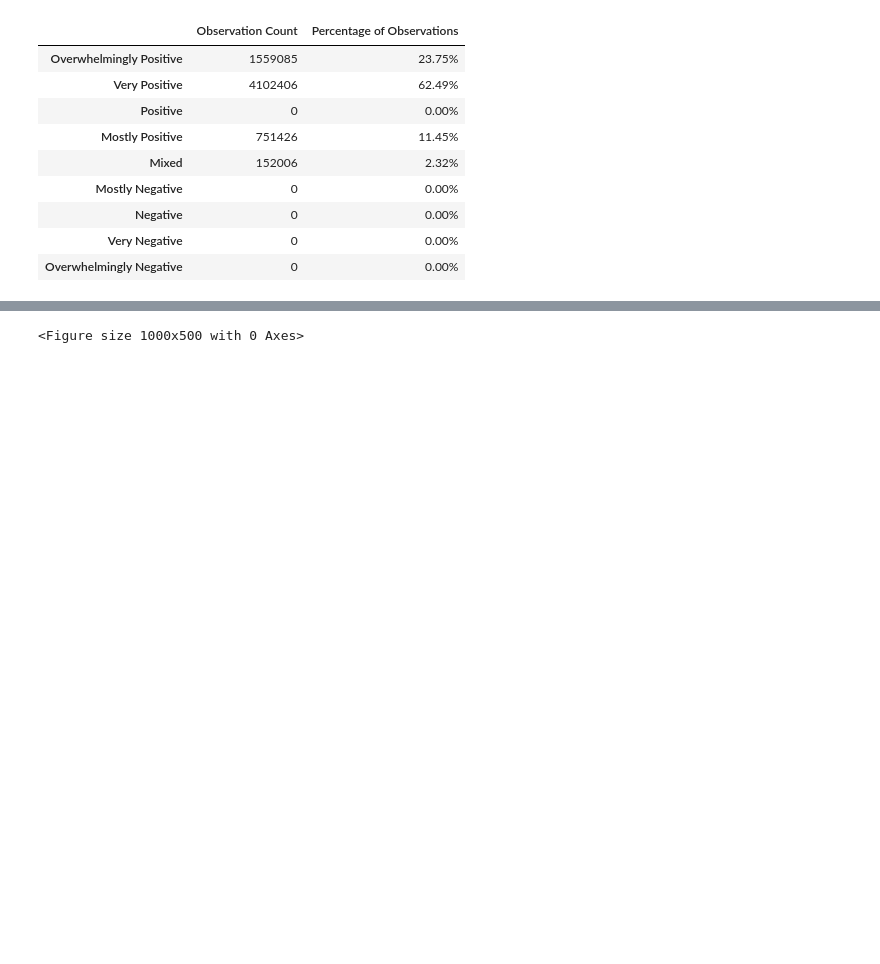
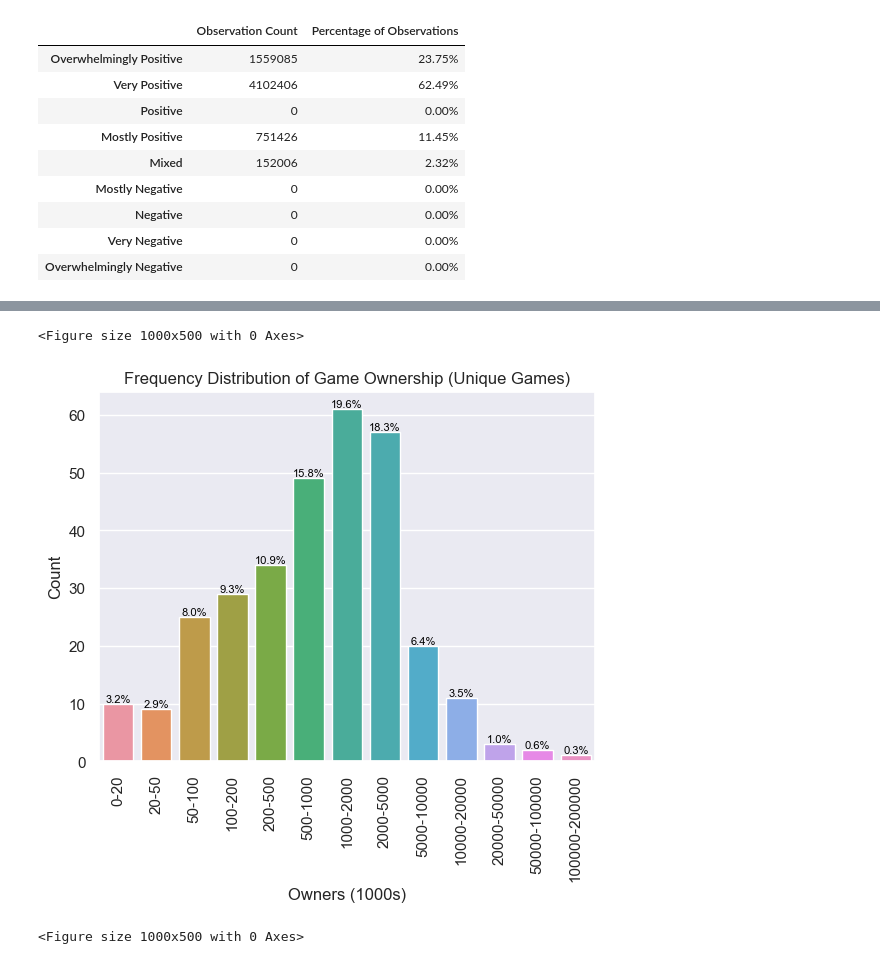
Before and after one commit to JohannesRahn/MachineLearningGroupProject, a Jupyter notebook: c_data_exploration.ipynb, the cells around one changed output, grey strips where cells are left out. Drawn from its saved outputs; the diff is of its cells as text; code cells hidden in the pictures; blank space fills up the shorter version.

Commit message:
Worked on Data Exploration

```diff
--- a/c_data_exploration.ipynb
+++ b/c_data_exploration.ipynb
@@ -152,3 +152,39 @@ AAAAA
+# %%
+# Drop duplicates based on app_id
+final_df = final_df.drop_duplicates(subset=['app_id'])
+
+# Create Order
+order_list = ["0-20", "20-50", "50-100", "100-200", "200-500",
+              "500-1000", "1000-2000", "2000-5000", "5000-10000",
+              "10000-20000", "20000-50000", "50000-100000",
+              "100000-200000"]
+
+# Plotting the frequency distribution of number of recommendations
+sns.set_theme()
+plt.figure(figsize=(10, 5))
+plt.figure(dpi=100)
+plt.xticks(rotation=90)
+
+ax = sns.countplot(x='owners', data=final_df,
+                  order = order_list)
+
+# Add percentages to plot
+total = len(final_df)
+for p in ax.patches:
+    percentage = '{:.1f}%'.format(100 * p.get_height() / total)
+    x = p.get_x() + p.get_width() / 2
+    y = p.get_y() + p.get_height() + (total/1000)
+    ax.annotate(percentage, (x, y), ha='center', fontsize=8, color='black')
+
+# Add axis labels and title
+plt.xlabel('Owners (1000s)')
+plt.ylabel('Count')
+plt.title('Frequency Distribution of Game Ownership (Unique Games)')
+
+plt.show()
+# %% [output]
+<Figure size 1000x500 with 0 Axes>
+[figure, added]
 # %%
 # Create Order
 order_list = ["0-20", "20-50", "50-100", "100-200", "200-500",
```
Also changed, not shown: parts of 10 cells of this notebook.
